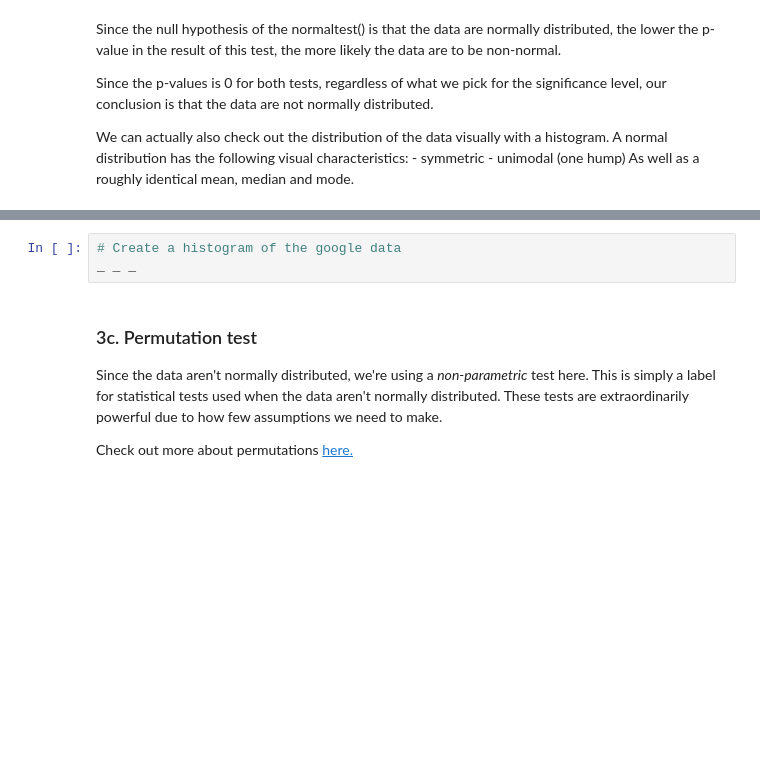
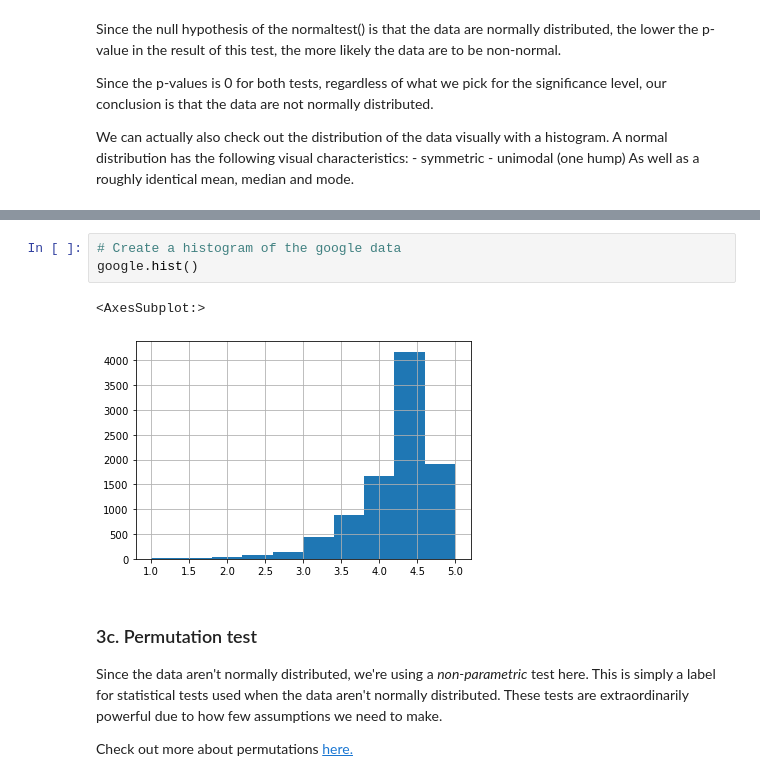
Before and after one commit to trentleslie/Springboard, a Jupyter notebook: 11.3 Case Study - Integrating Apps/Project Files/Springboard Apps project - Tier 3 - Complete.ipynb, the cells around one changed output, grey strips where cells are left out. Cells and saved outputs as stored; diff of their text form; blank space fills up the shorter version.

```diff
--- a/11.3 Case Study - Integrating Apps/Project Files/Springboard Apps project - Tier 3 - Complete.ipynb
+++ b/11.3 Case Study - Integrating Apps/Project Files/Springboard Apps project - Tier 3 - Complete.ipynb
@@ -332,6 +501,9 @@ _ _ _
 # %%
 # Create a histogram of the google data
-_ _ _
+google.hist()
+# %% [output]
+<AxesSubplot:>
+[figure, added]
 # %% [markdown]
 ### 3c. Permutation test
 Since the data aren't normally distributed, we're using a *non-parametric* test here. This is simply a label for statistical tests used when the data aren't normally distributed. These tests are extraordinarily powerful due to how few assumptions we need to make.
```
Also changed, not shown: parts of 33 cells of this notebook.
